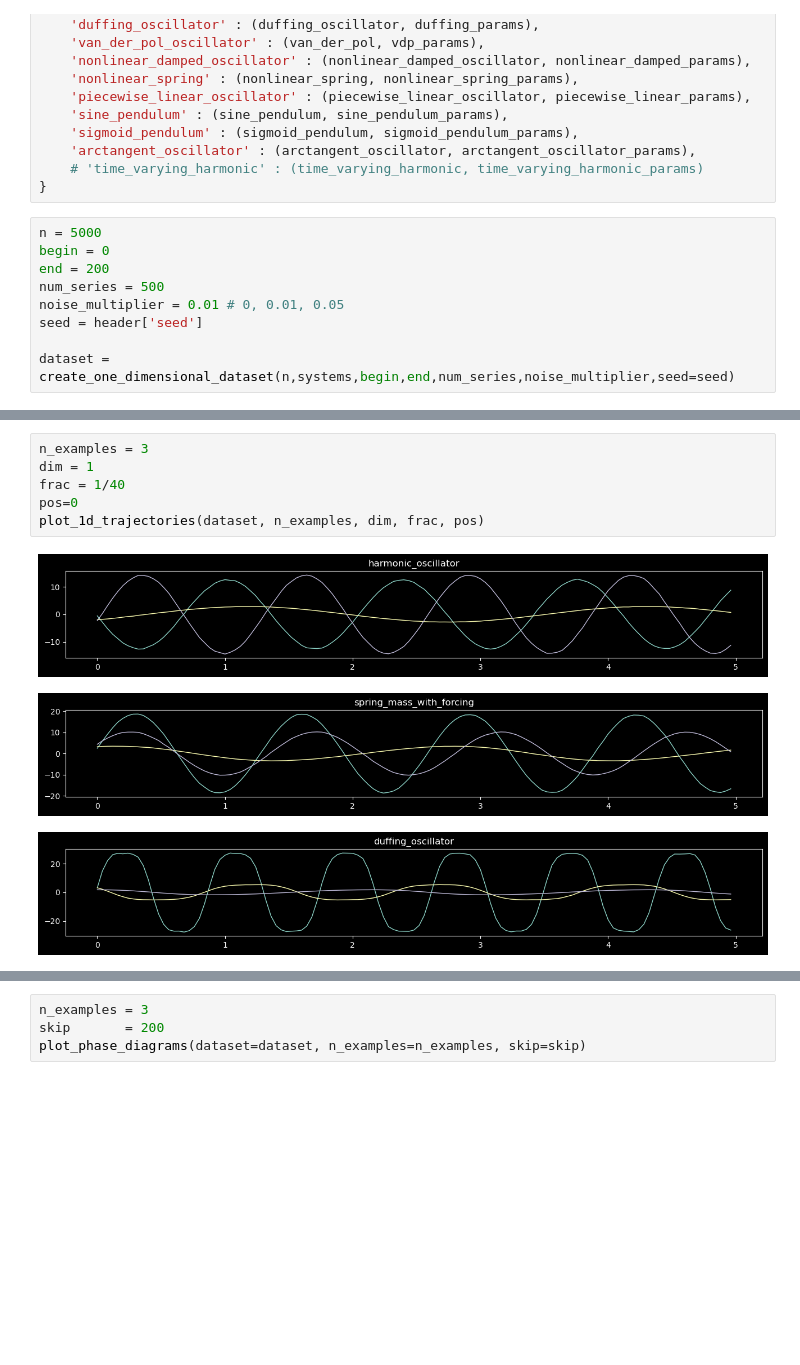
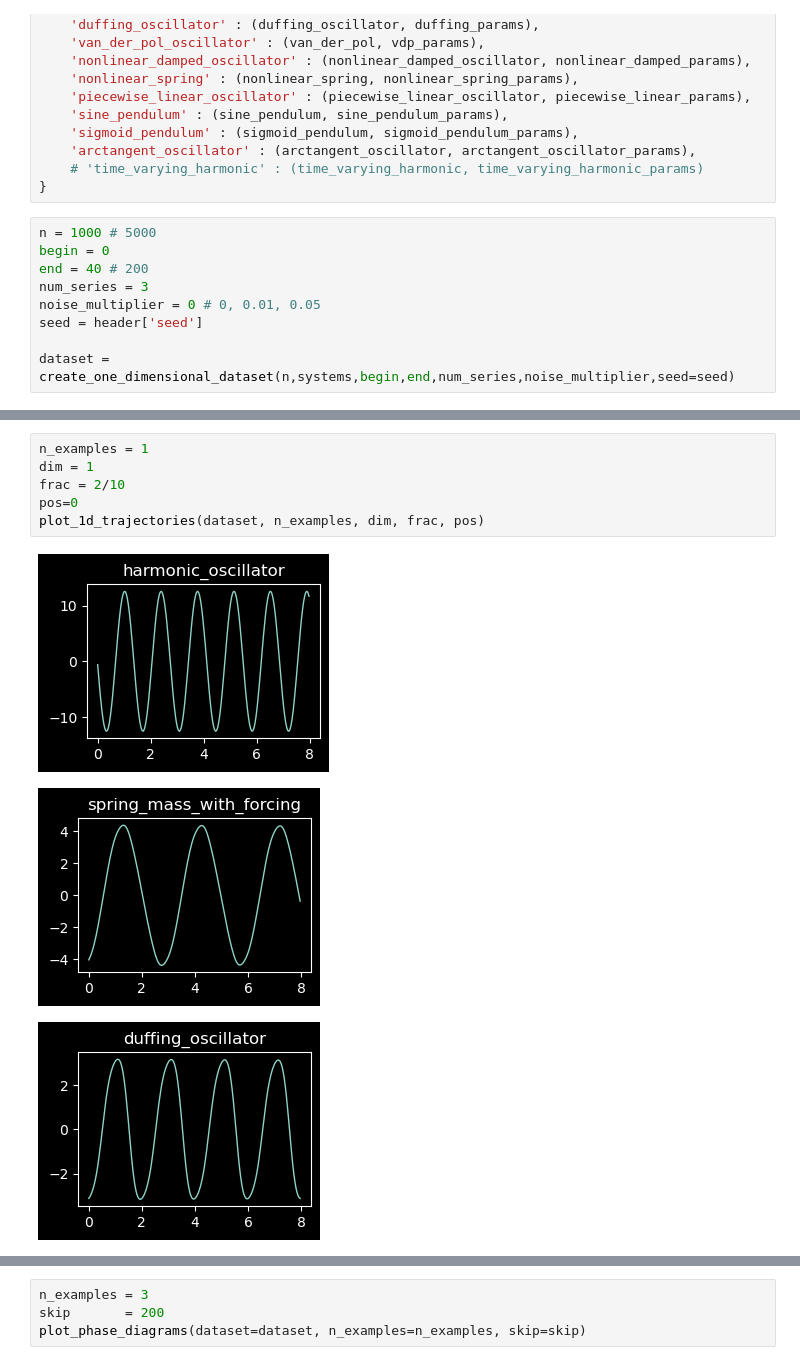
Before and after one commit to dannyp3/koopman-category-discovery, a Jupyter notebook: scripts/create_dynamical_systems.ipynb, the cells around one changed output, grey strips where cells are left out. Cells and saved outputs as stored; diff of their text form; blank space fills up the shorter version.

```diff
--- a/scripts/create_dynamical_systems.ipynb
+++ b/scripts/create_dynamical_systems.ipynb
@@ -58,11 +55,11 @@ systems = {
     # 'time_varying_harmonic' : (time_varying_harmonic, time_varying_harmonic_params)
 }
 # %%
-n = 5000
+n = 1000 # 5000
 begin = 0
-end = 200
-num_series = 500
-noise_multiplier = 0.01 # 0, 0.01, 0.05
+end = 40 # 200
+num_series = 3
+noise_multiplier = 0 # 0, 0.01, 0.05
 seed = header['seed']
 
 dataset = create_one_dimensional_dataset(n,systems,begin,end,num_series,noise_multiplier,seed=seed)
@@ -82,12 +79,12 @@ else:
 # %% [output]
 Saving dataset...
 # %%
-n_examples = 3
+n_examples = 1
 dim = 1
-frac = 1/40
+frac = 2/10
 pos=0
 plot_1d_trajectories(dataset, n_examples, dim, frac, pos)
 # %% [output]
-[figure, old version]
+[figure, new version]
-[figure, old version]
+[figure, new version]
-[figure, old version]
+[figure, new version]
```
Also changed, not shown: parts of 3 cells of this notebook, 17 other files.
